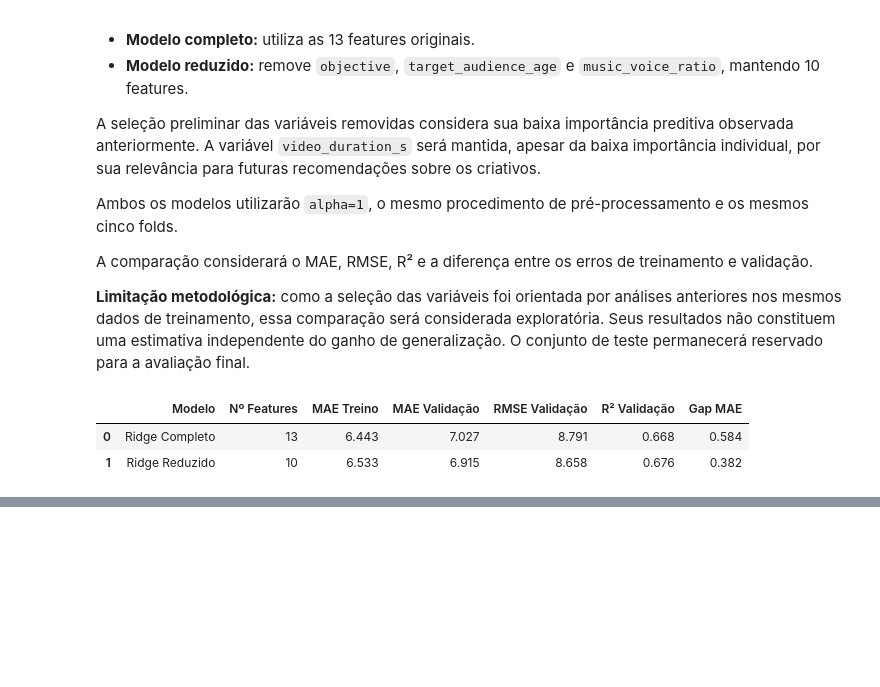
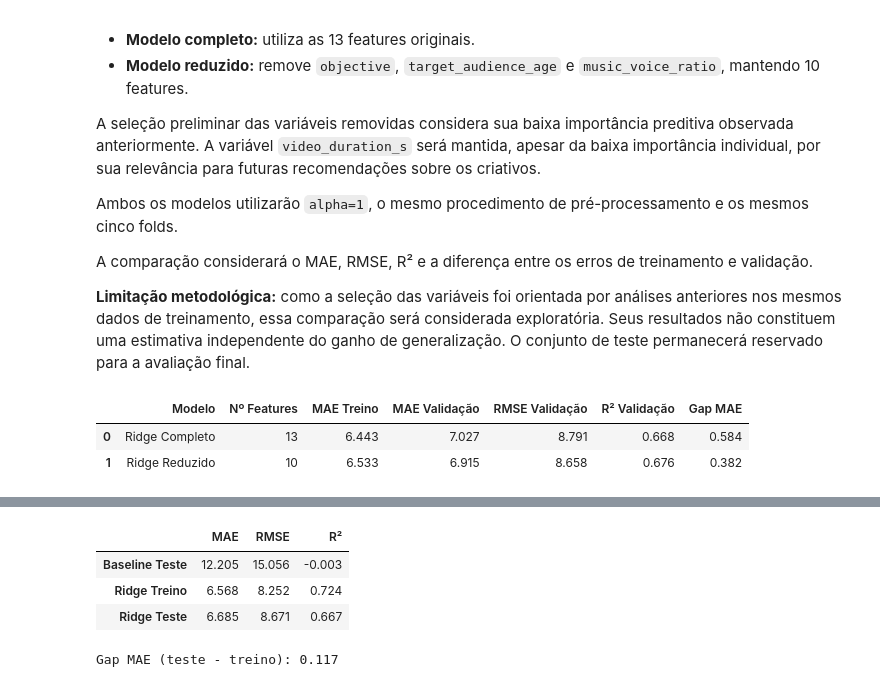
Before and after one commit to joaobaungartner/klike-data-science-challenge, a Jupyter notebook: parte-2.ipynb, the cells around one changed output, grey strips where cells are left out. Saved outputs shown, nothing was run; the diff lists cells and outputs as text; code cells hidden in the pictures; blank space fills up the shorter version.

Commit message:
feat: add final model evaluation and residual analysis

```diff
--- a/parte-2.ipynb
+++ b/parte-2.ipynb
@@ -933,0 +952,64 @@ display(df_comparacao.round(3))
+# %%
+
+from sklearn.metrics import (
+    mean_absolute_error,
+    mean_squared_error,
+    r2_score
+)
+
+# Treinamento do Ridge reduzido com os 400 registros
+modelo_final = clone(modelo_reduzido)
+
+modelo_final.fit(
+    X_train[features_reduzidas],
+    y_train
+)
+
+# Previsões
+y_pred_train = modelo_final.predict(
+    X_train[features_reduzidas]
+)
+
+y_pred_test = modelo_final.predict(
+    X_test[features_reduzidas]
+)
+
+# Baseline treinado exclusivamente no treino
+baseline_final = DummyRegressor(strategy="mean")
+baseline_final.fit(X_train, y_train)
+
+y_pred_baseline = baseline_final.predict(X_test)
+
+# Função para avaliar os modelos
+def avaliar_modelo(y_real, y_predito):
+    return {
+        "MAE": mean_absolute_error(y_real, y_predito),
+        "RMSE": np.sqrt(mean_squared_error(y_real, y_predito)),
+        "R²": r2_score(y_real, y_predito)
+    }
+
+# Comparação dos resultados
+resultados_finais = pd.DataFrame({
+    "Baseline Teste": avaliar_modelo(
+        y_test, y_pred_baseline
+    ),
+    "Ridge Treino": avaliar_modelo(
+        y_train, y_pred_train
+    ),
+    "Ridge Teste": avaliar_modelo(
+        y_test, y_pred_test
+    )
+}).T
+
+display(resultados_finais.round(3))
+
+print(
+    f"Gap MAE (teste - treino): "
+    f"{resultados_finais.loc['Ridge Teste', 'MAE'] - resultados_finais.loc['Ridge Treino', 'MAE']:.3f}"
+)
+# %% [output]
+|  | MAE | RMSE | R² |
+| Baseline Teste | 12.205 | 15.056 | -0.003 |
+| Ridge Treino | 6.568 | 8.252 | 0.724 |
+| Ridge Teste | 6.685 | 8.671 | 0.667 |
+Gap MAE (teste - treino): 0.117
```
Also changed, not shown: parts of 5 cells of this notebook.
